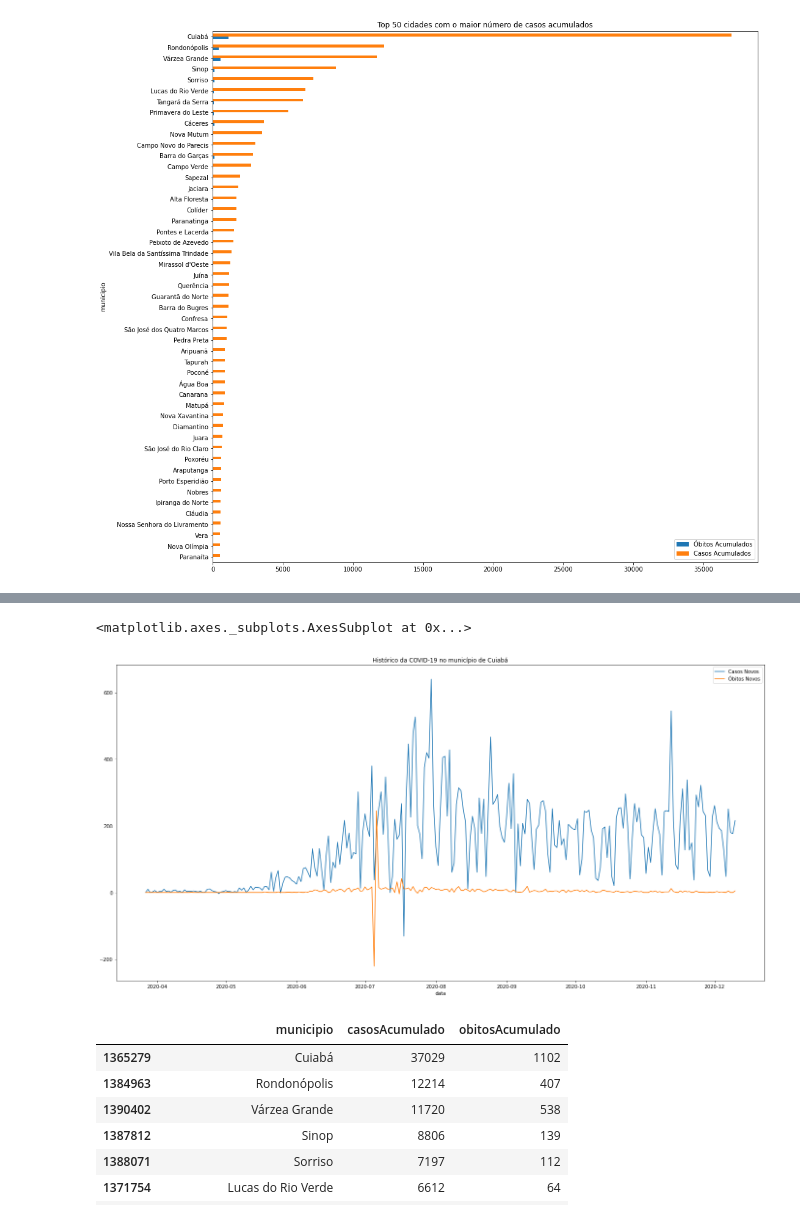
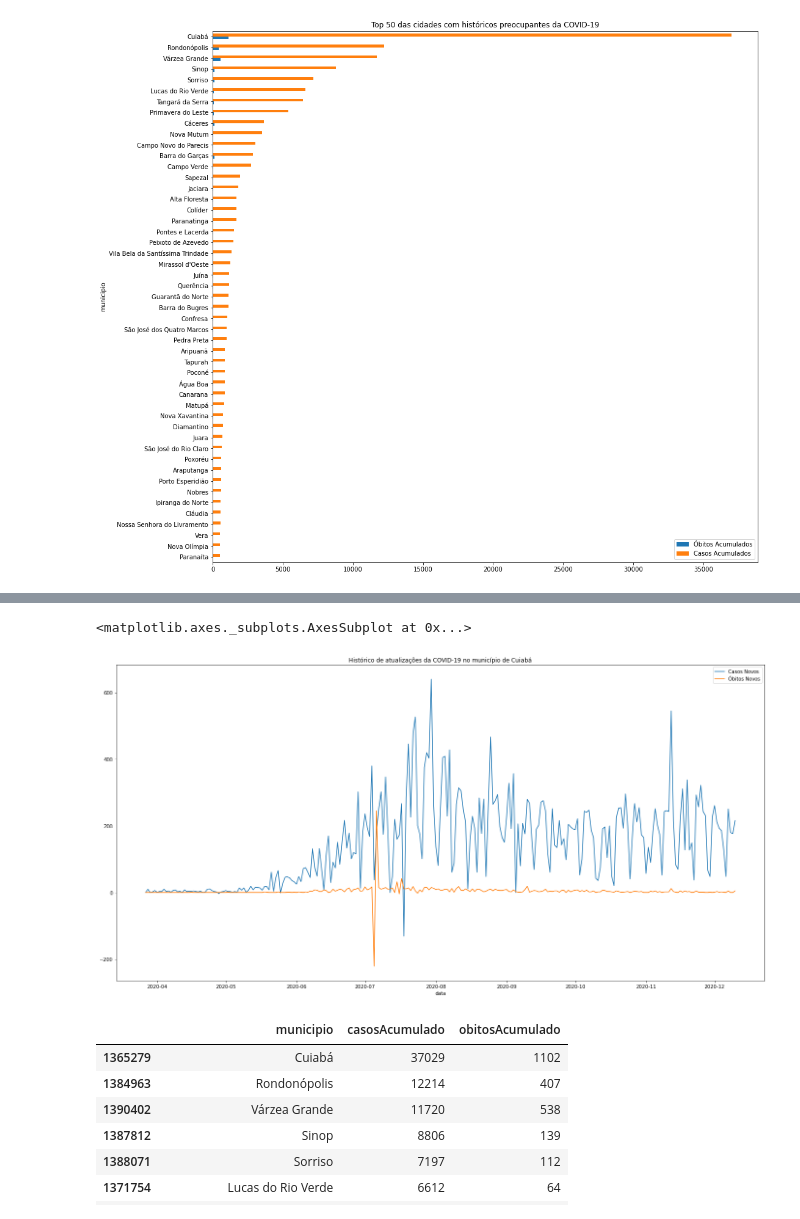
Before and after one commit to marck7jr/sad-exame-final, a Jupyter notebook: notebooks/python-covid-19-mt-oficial.ipynb, the cells around one changed output, grey strips where cells are left out. Cells and saved outputs as stored; diff of their text form; code cells hidden in the pictures.

```diff
--- a/notebooks/python-covid-19-mt-oficial.ipynb
+++ b/notebooks/python-covid-19-mt-oficial.ipynb
@@ -78,8 +96,8 @@ df_by_municipio.plot(figsize=(12,12), x='data', y=['casosAcumulado', 'obitosAcum
 # %%
-df_by_municipio.plot(figsize=(24,12), x='data', y=['casosNovos', 'obitosNovos'], label=['Casos Novos', 'Óbitos Novos'], title=f'Histórico da COVID-19 no município de {municipio}')
+df_by_municipio.plot(figsize=(24,12), x='data', y=['casosNovos', 'obitosNovos'], label=['Casos Novos', 'Óbitos Novos'], title=f'Histórico de atualizações da COVID-19 no município de {municipio}')
 # %% [output]
 <matplotlib.axes._subplots.AxesSubplot at 0x...>
-[figure, old version]
+[figure, new version]
 # %%
 df_by_date_top_50[['municipio', 'casosAcumulado', 'obitosAcumulado']].sort_values(by='casosAcumulado', ascending=False).style.background_gradient(cmap='coolwarm')
 # %% [output]
```
Also changed, not shown: parts of 5 cells of this notebook.
